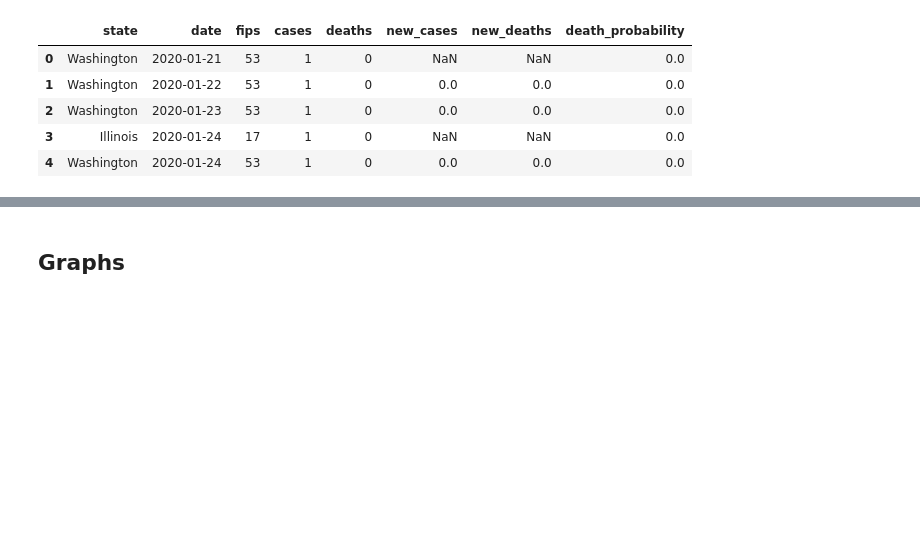
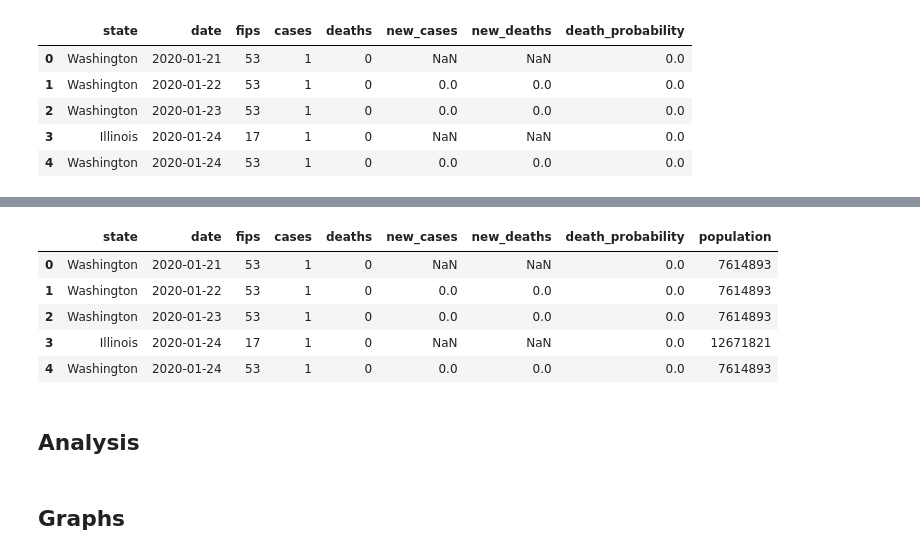
Before and after one commit to SeanCooke/covid-19, a Jupyter notebook: state-level-analysis.ipynb, the cells around one changed output, grey strips where cells are left out. Saved outputs shown, nothing was run; the diff lists cells and outputs as text; code cells hidden in the pictures; blank space fills up the shorter version.

```diff
--- a/state-level-analysis.ipynb
+++ b/state-level-analysis.ipynb
@@ -66,0 +100,9 @@ states.head()
+# %%
+states.head()
+# %% [output]
+|  | state | date | fips | cases | deaths | new_cases | new_deaths | death_probability | population |
+| 0 | Washington | 2020-01-21 | 53 | 1 | 0 | NaN | NaN | 0.0 | 7614893 |
+| 1 | Washington | 2020-01-22 | 53 | 1 | 0 | 0.0 | 0.0 | 0.0 | 7614893 |
+| 2 | Washington | 2020-01-23 | 53 | 1 | 0 | 0.0 | 0.0 | 0.0 | 7614893 |
+| 3 | Illinois | 2020-01-24 | 17 | 1 | 0 | NaN | NaN | 0.0 | 12671821 |
+| 4 | Washington | 2020-01-24 | 53 | 1 | 0 | 0.0 | 0.0 | 0.0 | 7614893 |
@@ -67,3 +115,5 @@ states.head()
+# %% [markdown]
+## Analysis
 # %%
 def get_state_df(chosen_state):
     return states[states['state'] == chosen_state]
```
Also changed, not shown: parts of 14 cells of this notebook, 2 other files.
